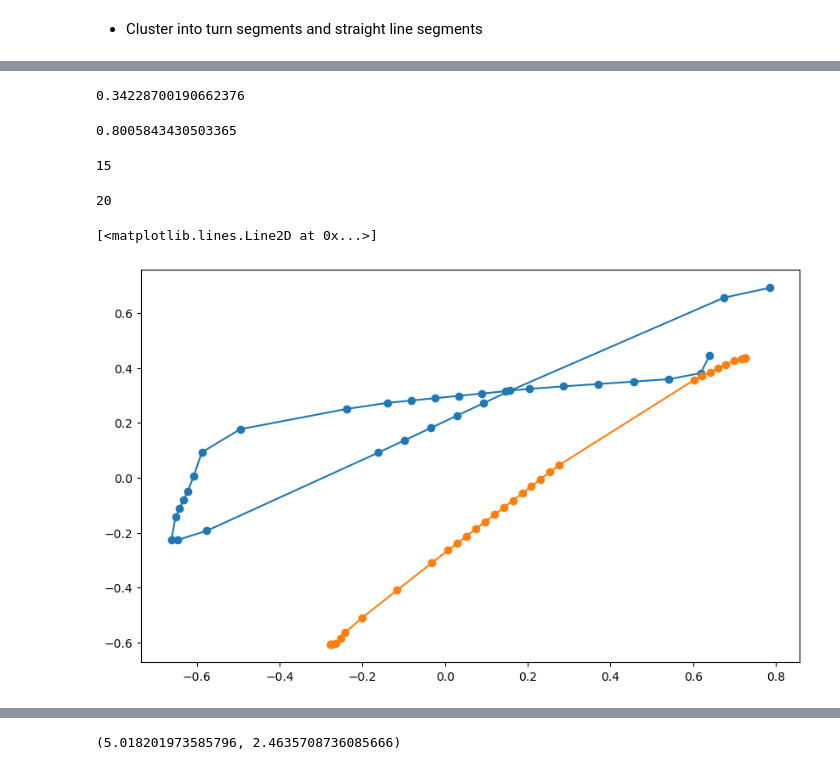
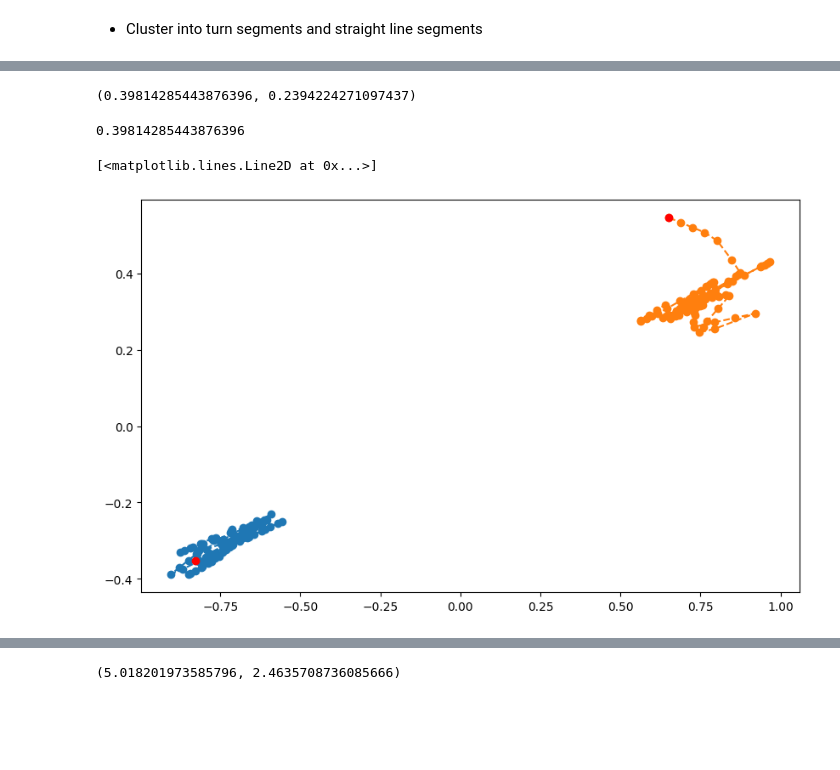
Before and after one commit to hungnd11/my-thesis, a Jupyter notebook: code/notebooks/piloc.ipynb, the cells around one changed output, grey strips where cells are left out. Cells and saved outputs as stored; diff of their text form; code cells hidden in the pictures; blank space fills up the shorter version.

```diff
--- a/code/notebooks/piloc.ipynb
+++ b/code/notebooks/piloc.ipynb
@@ -212,12 +216,12 @@ acce, heading = estimate_acceleration_heading(
     magn=sensor_df[["ts", "magn_x", "magn_y", "magn_z"]].values)
 acce_magnitudes = np.linalg.norm(acce, axis=1)
 
-acce_mean = compute_mean(acce_magnitudes, window_size=8)
-acce_var = compute_local_acc_variance(acce_magnitudes, window_size=8)
+acce_mean = compute_mean(acce_magnitudes, window_size=7)
+acce_var = compute_local_acc_variance(acce_magnitudes, window_size=7)
 is_step_flags, swing, stance = compute_step_positions(acce_var,
-                                                      swing_threshold=2.0,
-                                                      stance_threshold=1.0,
-                                                      window_size=8)
+                                                      swing_threshold=2,
+                                                      stance_threshold=1,
+                                                      window_size=7)
 # %%
 fig, ax = plt.subplots(1, 1, figsize=(12, 6))
 
@@ -245,7 +249,7 @@ sensor_timestamps = sensor_df["ts"].values
 heading_with_timestamps = np.vstack((sensor_timestamps, heading)).T
 step_timestamps = sensor_timestamps[is_step_flags]
 step_headings = compute_step_heading(step_timestamps, heading_with_timestamps)
-step_headings[:, 1] = np.radians(step_headings[:, 1])
+step_headings[:, 1] = filter_headings(np.radians(step_headings[:, 1]))
 stride_lengths = np.zeros((len(step_timestamps), 2), dtype=np.float64)
 stride_lengths[:, 0] = step_timestamps
 stride_lengths[:, 1] = compute_random_stride_length(len(step_timestamps))
@@ -272,0 +279,7 @@ plt.show()
+# %%
+step_timestamps, step_indexs, step_acce_max_mins = compute_steps(path_datas.acce)
+headings = compute_headings(path_datas.ahrs)
+headings[:, 1] = headings[:, 1]
+stride_lengths = compute_stride_length(step_acce_max_mins)
+step_headings = compute_step_heading(step_timestamps, headings)
+rel_positions_2 = compute_rel_positions(stride_lengths, step_headings)
@@ -585,26 +612,26 @@ for data_file in tqdm(data_files):
         magn=sensor_df[["ts", "magn_x", "magn_y", "magn_z"]].values)
     acce_magnitudes = np.linalg.norm(acce, axis=1)
 
-    acce_mean = compute_mean(acce_magnitudes, window_size=8)
-    acce_var = compute_local_acc_variance(acce_magnitudes, window_size=8)
+    acce_mean = compute_mean(acce_magnitudes, window_size=7)
+    acce_var = compute_local_acc_variance(acce_magnitudes, window_size=7)
     is_step_flags, swing, stance = compute_step_positions(acce_var,
                                                           swing_threshold=2.0,
                                                           stance_threshold=1.0,
-                                                          window_size=8)
+                                                          window_size=7)
 
     sensor_timestamps = sensor_df["ts"].values
     heading_with_timestamps = np.vstack((sensor_timestamps, heading)).T
     step_timestamps = sensor_timestamps[is_step_flags]
     step_headings = compute_step_heading(step_timestamps,
                                          heading_with_timestamps)
-    step_headings[:, 1] = np.radians(step_headings[:, 1])
+    step_headings[:, 1] = filter_headings(np.radians(step_headings[:, 1]))
     stride_lengths = np.zeros((len(step_timestamps), 2), dtype=np.float64)
     stride_lengths[:, 0] = step_timestamps
     stride_lengths[:, 1] = compute_random_stride_length(len(step_timestamps))
     rel_positions = compute_rel_positions(stride_lengths, step_headings)
     step_positions = correct_positions(rel_positions, path_datas.waypoint)
 
-    turn_point_mask = detect_turn_points(filter_headings(step_headings[:, 1]))
+    turn_point_mask = detect_turn_points(step_headings[:, 1])
     turn_indices = np.where(turn_point_mask)[0]
 
     straight_line_segments = split_segments(len(step_timestamps),
@@ -790,43 +830,28 @@ def normalize(segment, n_points, filter_func=None):
   time_array = np.arange(0, n_points, 1) / n_points * (max_time - min_time) + min_time
 
   return x_interp_func(time_array), y_interp_func(time_array)
+# %%
+compute_segment_correlations(straight_line_segments[12], straight_line_segments[21])
+# %% [output]
+(0.39814285443876396, 0.2394224271097437)
 # %%
-compute_path_correlation(straight_line_segments[40].rel_step_positions[:, 1],
-                         straight_line_segments[40].rel_step_positions[:, 2],
-                         straight_line_segments[42].rel_step_positions[:, 1],
-                         straight_line_segments[42].rel_step_positions[:, 2],)
+compute_path_correlation(straight_line_segments[12].rel_step_positions[:, 1],
+                         straight_line_segments[12].rel_step_positions[:, 2],
+                         straight_line_segments[21].rel_step_positions[:, 1],
+                         straight_line_segments[21].rel_step_positions[:, 2],)
 # %% [output]
-0.34228700190662376
+0.39814285443876396
-# %%
-compute_path_correlation(turn_segments[24].rel_step_positions[:, 1],
-                         turn_segments[24].rel_step_positions[:, 2],
-                         turn_segments[29].rel_step_positions[:, 1],
-                         turn_segments[29].rel_step_positions[:, 2],)
-# %% [output]
-0.8005843430503365
-# %%
-straight_line_segments[40].wifi_f.shape[0]
-# %% [output]
-15
-# %%
-straight_line_segments[42].wifi_f.shape[0]
-# %% [output]
-20
 # %%
 fig, ax = plt.subplots(1, 1, figsize=(10, 6))
 
-# ax.plot(filter_headings(straight_line_segments[52].rel_step_positions[:, 1]),
-#         filter_headings(straight_line_segments[52].rel_step_positions[:, 2]),
-#         marker='o')
-# ax.plot(filter_headings(straight_line_segments[66].rel_step_positions[:, 1]),
-#         filter_headings(straight_line_segments[66].rel_step_positions[:, 2]),
-#         marker='o')
+wifi_xs_1, wifi_ys_1 = normalize(straight_line_segments[1], n_points=90, filter_func=None)
+wifi_xs_2, wifi_ys_2 = normalize(straight_line_segments[2], n_points=90, filter_func=None)
 
-wifi_xs_1, wifi_ys_1 = normalize(turn_segments[22], n_points=32, filter_func=filter_headings)
-wifi_xs_2, wifi_ys_2 = normalize(turn_segments[23], n_points=32, filter_func=filter_headings)
+ax.plot(wifi_xs_1, wifi_ys_1, marker="o", ls="--")
+ax.plot(wifi_xs_2, wifi_ys_2, marker="o", ls="--")
 
-ax.plot(wifi_xs_1, wifi_ys_1, marker="o")
-ax.plot(wifi_xs_2, wifi_ys_2, marker="o")
+ax.plot(wifi_xs_1[0], wifi_ys_1[0], marker="o", ls="--", color="red")
+ax.plot(wifi_xs_2[0], wifi_ys_2[0], marker="o", ls="--", color="red")
 # %% [output]
 [<matplotlib.lines.Line2D at 0x...>]
-[figure, old version]
+[figure, new version]
```
Also changed, not shown: parts of 31 cells of this notebook.
